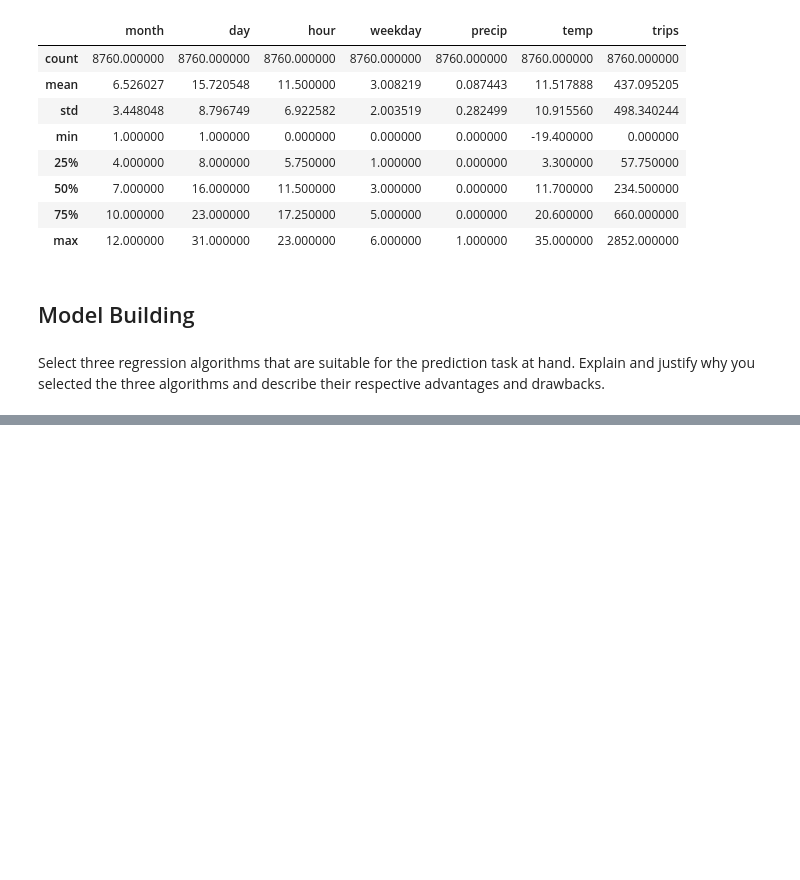
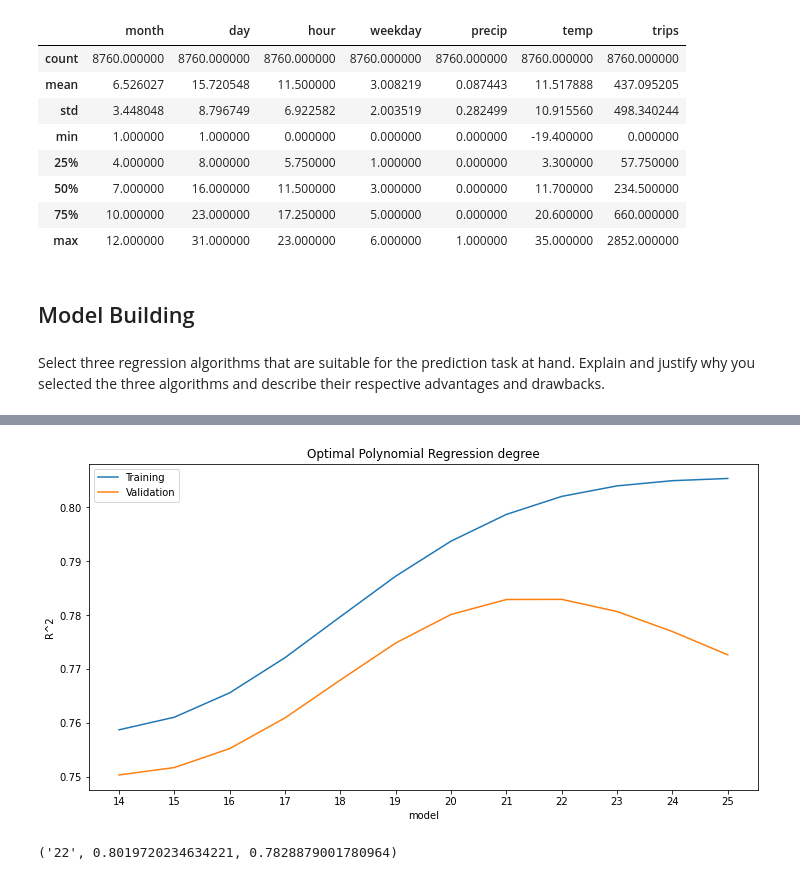
Before and after one commit to agruenb/AA-2022-TEAM-11, a Jupyter notebook: Pred_clean.ipynb, the cells around one changed output, grey strips where cells are left out. Saved outputs shown, nothing was run; the diff lists cells and outputs as text; code cells hidden in the pictures; blank space fills up the shorter version.

```diff
--- a/Pred_clean.ipynb
+++ b/Pred_clean.ipynb
@@ -424,0 +407,5 @@ NameError: name 'poly_features' is not defined
+# %%
+poly_tuning(14,25,'ridge',0.1)
+# %% [output]
+[figure, added]
+('22', 0.8019720234634221, 0.7828879001780964)
```
Also changed, not shown: parts of 89 cells of this notebook.
